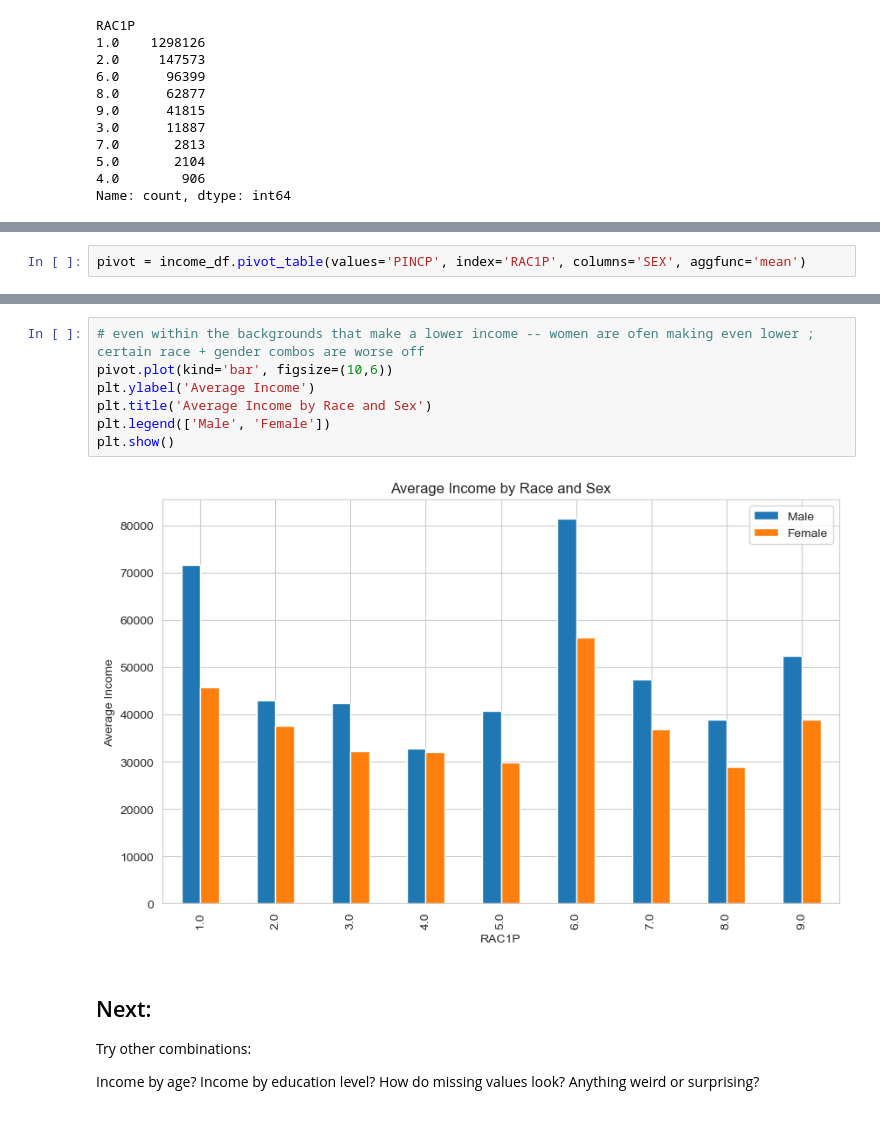
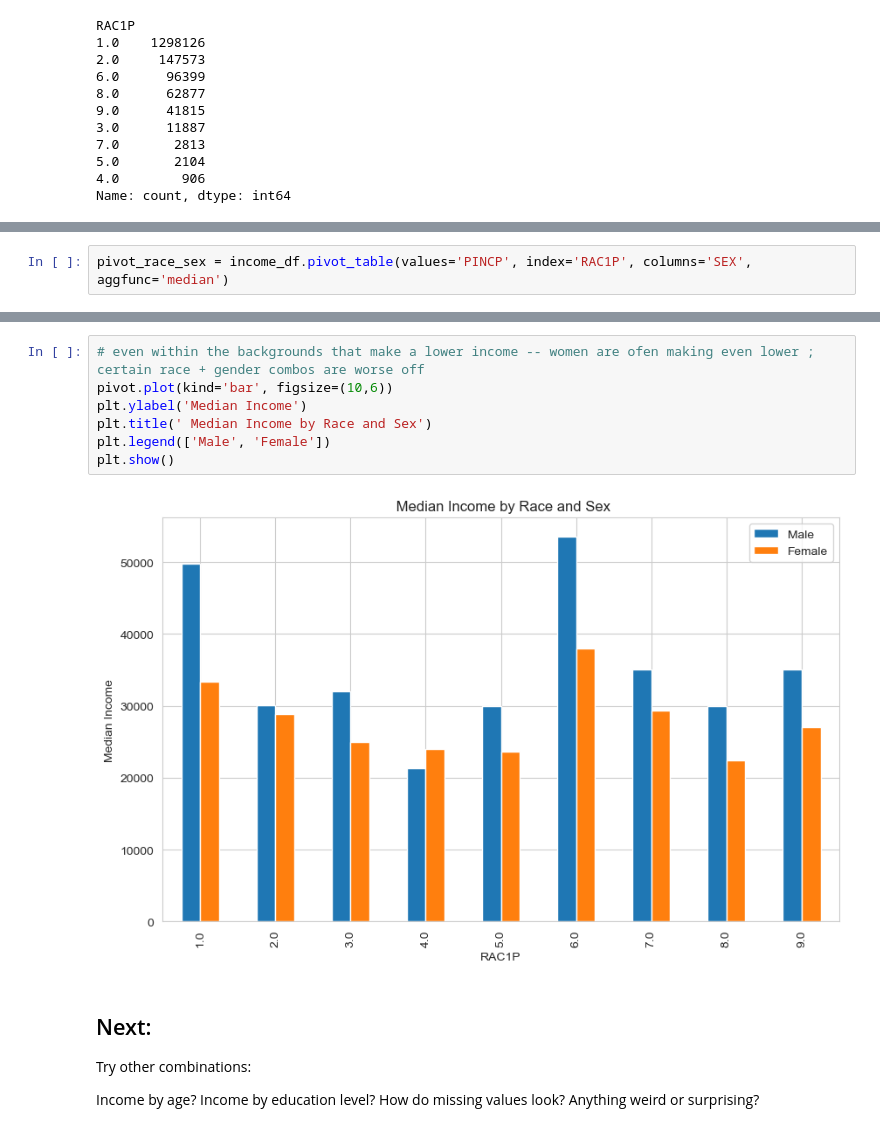
Before and after one commit to harshatha-prasanna/gender_data_bias, a Jupyter notebook: data_exploration.ipynb, the cells around one changed output, grey strips where cells are left out. Saved outputs shown, nothing was run; the diff lists cells and outputs as text.

```diff
--- a/data_exploration.ipynb
+++ b/data_exploration.ipynb
@@ -179,2 +210,2 @@ Name: PINCP, dtype: float64
 # %%
-pivot = income_df.pivot_table(values='PINCP', index='RAC1P', columns='SEX', aggfunc='mean')
+pivot_race_sex = income_df.pivot_table(values='PINCP', index='RAC1P', columns='SEX', aggfunc='median')
@@ -195,12 +226,12 @@ pivot
 # %%
 # even within the backgrounds that make a lower income -- women are ofen making even lower ; certain race + gender combos are worse off
 pivot.plot(kind='bar', figsize=(10,6))
-plt.ylabel('Average Income')
-plt.title('Average Income by Race and Sex')
+plt.ylabel('Median Income')
+plt.title(' Median Income by Race and Sex')
 plt.legend(['Male', 'Female'])
 plt.show()
 # %% [output]
-[figure, old version]
+[figure, new version]
 # %% [markdown]
 ## Next: ##
 Try other combinations:
```
Also changed, not shown: parts of 18 cells of this notebook, 1 other file.
